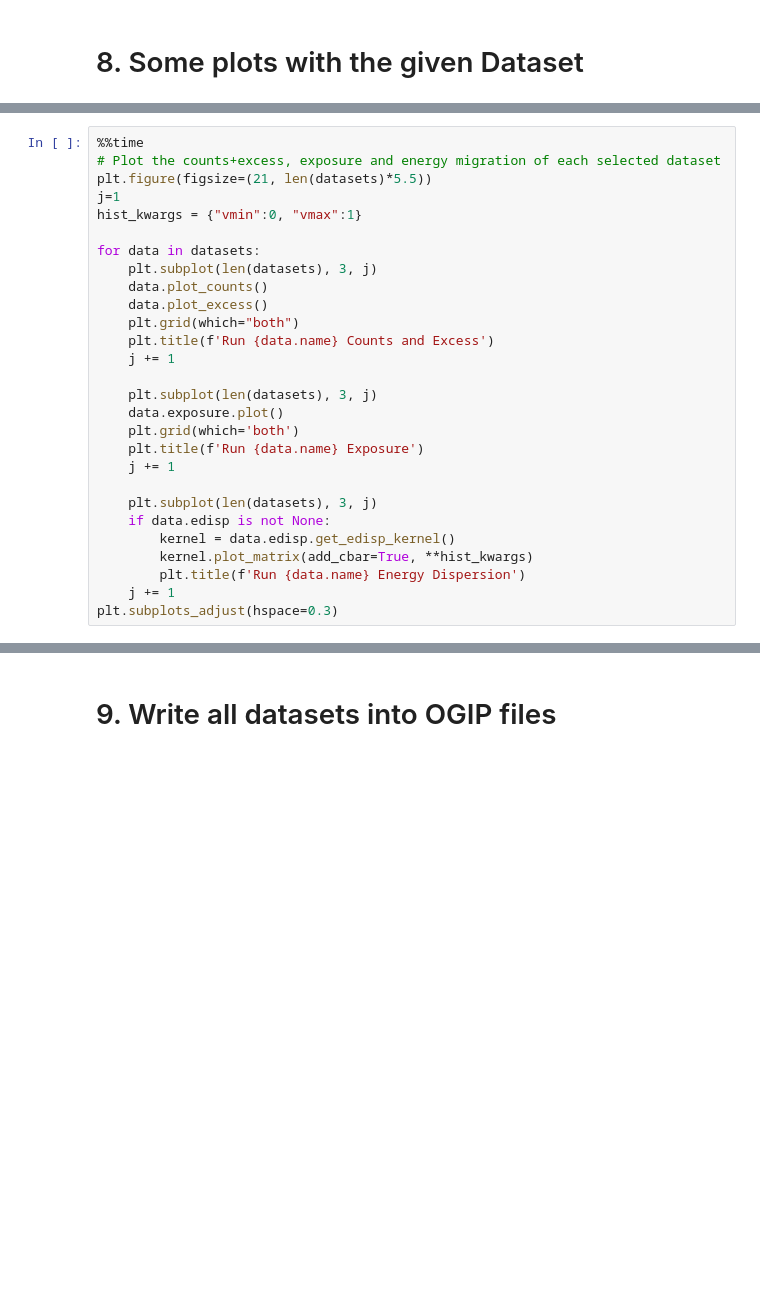
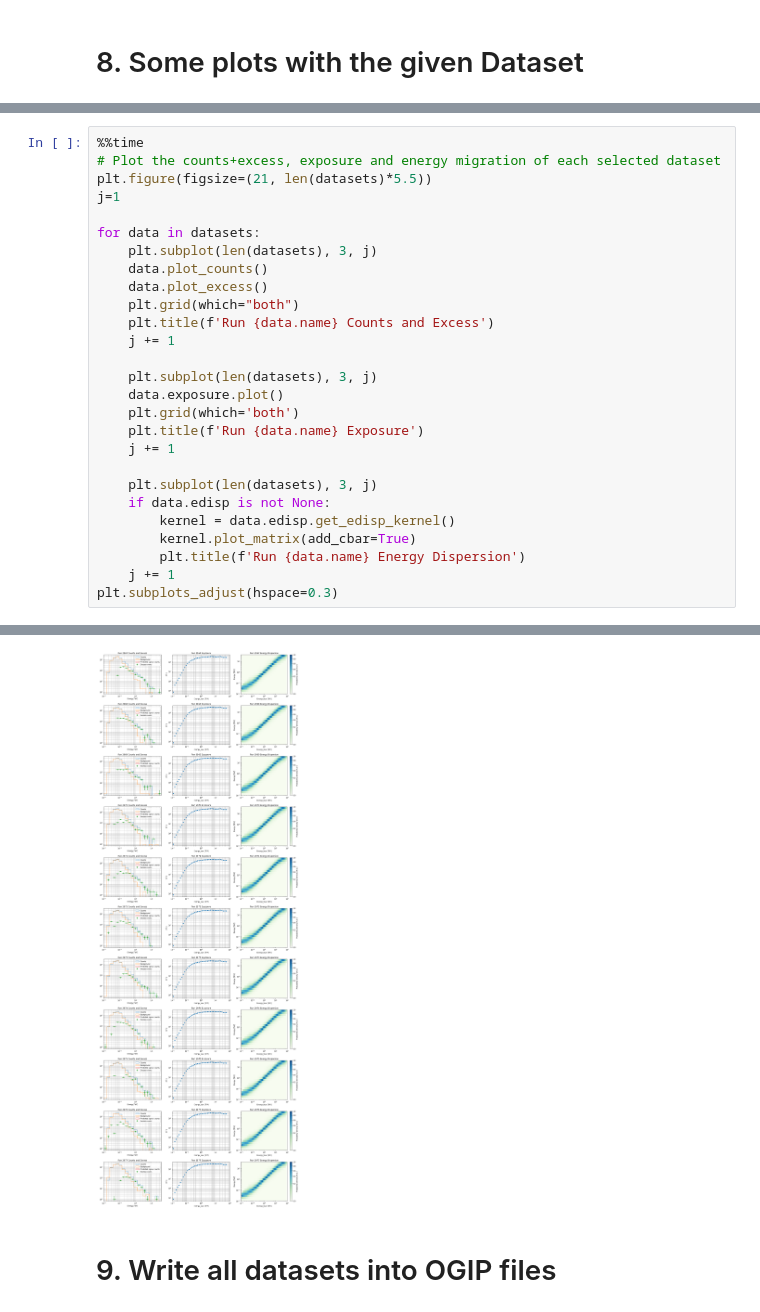
Before and after one commit to cta-observatory/2022_01_lstchain_school, a Jupyter notebook: Higher_analysis/DL3_files_to_SpectrumDataset_in_ogip_format.ipynb, the cells around one changed output, grey strips where cells are left out. Saved outputs shown, nothing was run; the diff lists cells and outputs as text; blank space fills up the shorter version.

```diff
--- a/Higher_analysis/DL3_files_to_SpectrumDataset_in_ogip_format.ipynb
+++ b/Higher_analysis/DL3_files_to_SpectrumDataset_in_ogip_format.ipynb
@@ -303,7 +452,6 @@ plt.subplots_adjust(wspace=0.5)
 # Plot the counts+excess, exposure and energy migration of each selected dataset
 plt.figure(figsize=(21, len(datasets)*5.5))
 j=1
-hist_kwargs = {"vmin":0, "vmax":1}
 
 for data in datasets:
     plt.subplot(len(datasets), 3, j)
@@ -322,7 +470,8 @@ for data in datasets:
     plt.subplot(len(datasets), 3, j)
     if data.edisp is not None:
         kernel = data.edisp.get_edisp_kernel()
-        kernel.plot_matrix(add_cbar=True, **hist_kwargs)
+        kernel.plot_matrix(add_cbar=True)
         plt.title(f'Run {data.name} Energy Dispersion')
     j += 1
 plt.subplots_adjust(hspace=0.3)
+# %% [output]
@@ -329,3 +480,4 @@ plt.subplots_adjust(hspace=0.3)
+[figure, added]
 # %% [markdown]
 # 9. Write all datasets into OGIP files
 # %%
```
Also changed, not shown: parts of 30 cells of this notebook, 3 other files.
